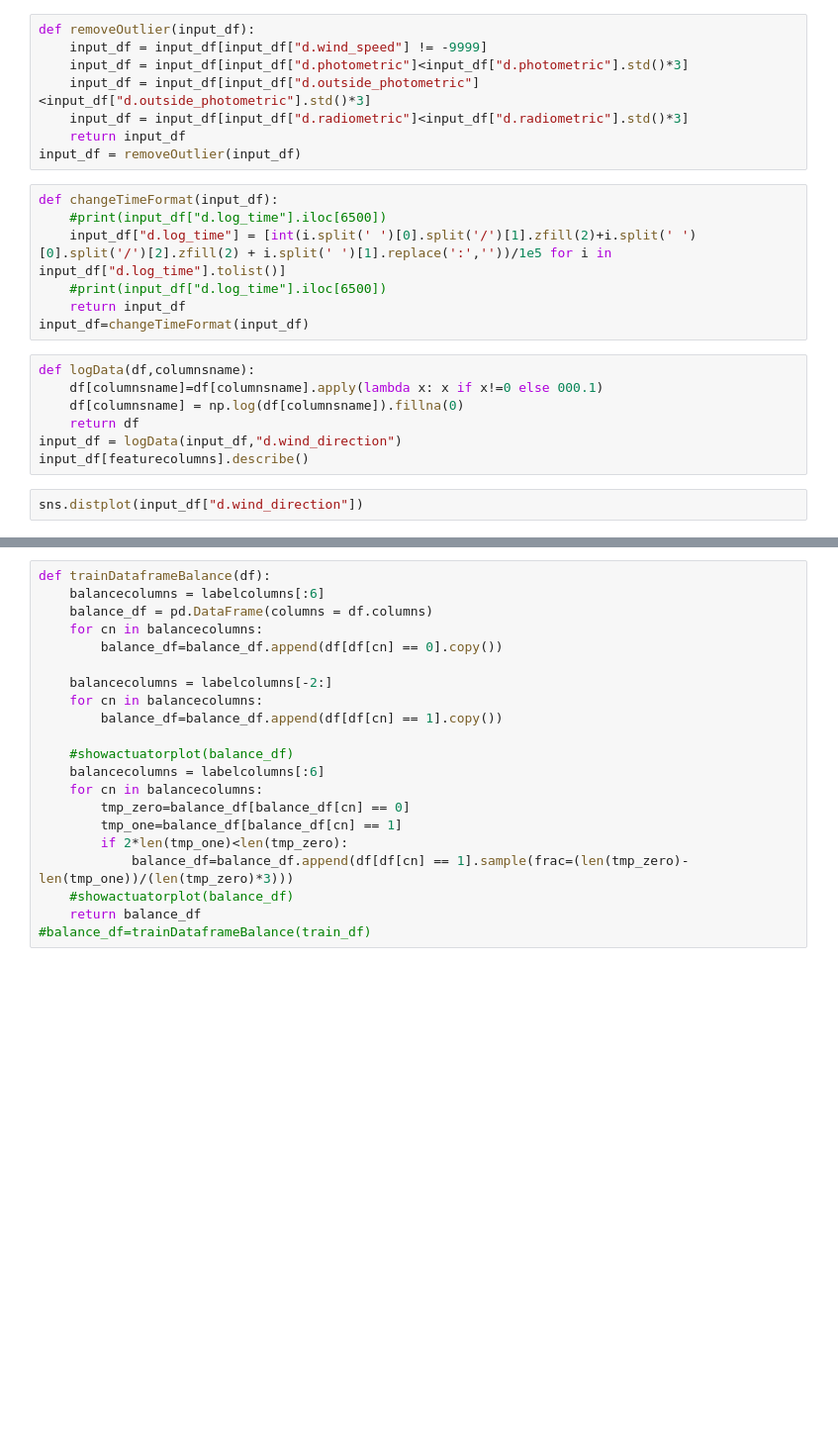
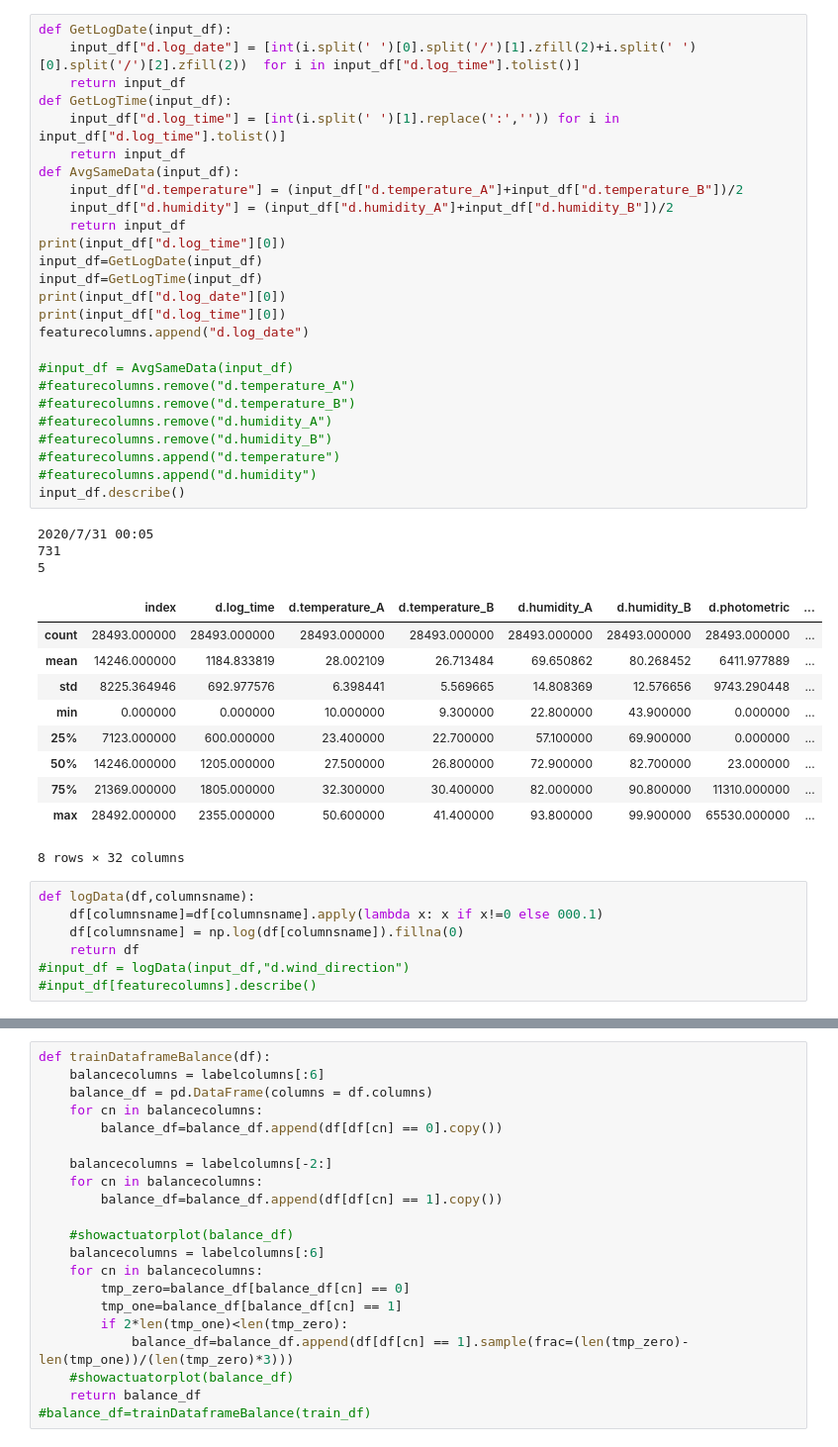
Before and after one commit to Coolshanlan/Agriculture-Master-Competition, a Jupyter notebook: TeamB/train-ml-of-agriculture-master-competition.ipynb, the cells around one changed output, grey strips where cells are left out. Shown: that part at 99% size. Drawn from its saved outputs; the diff is of its cells as text; blank space fills up the shorter version.

```diff
--- a/TeamB/train-ml-of-agriculture-master-competition.ipynb
+++ b/TeamB/train-ml-of-agriculture-master-competition.ipynb
@@ -33,25 +43,48 @@ featurecolumns.remove("d.rainfall_detect")
-# %%
-def removeOutlier(input_df):
-    input_df = input_df[input_df["d.wind_speed"] != -9999]
-    input_df = input_df[input_df["d.photometric"]<input_df["d.photometric"].std()*3]
-    input_df = input_df[input_df["d.outside_photometric"]<input_df["d.outside_photometric"].std()*3]
-    input_df = input_df[input_df["d.radiometric"]<input_df["d.radiometric"].std()*3]
-    return input_df
-input_df = removeOutlier(input_df)
-# %%
-def changeTimeFormat(input_df):
-    #print(input_df["d.log_time"].iloc[6500])
-    input_df["d.log_time"] = [int(i.split(' ')[0].split('/')[1].zfill(2)+i.split(' ')[0].split('/')[2].zfill(2) + i.split(' ')[1].replace(':',''))/1e5 for i in input_df["d.log_time"].tolist()]
-    #print(input_df["d.log_time"].iloc[6500])
-    return input_df
-input_df=changeTimeFormat(input_df)
+# %%
+def GetLogDate(input_df):
+    input_df["d.log_date"] = [int(i.split(' ')[0].split('/')[1].zfill(2)+i.split(' ')[0].split('/')[2].zfill(2))  for i in input_df["d.log_time"].tolist()]
+    return input_df
+def GetLogTime(input_df):
+    input_df["d.log_time"] = [int(i.split(' ')[1].replace(':','')) for i in input_df["d.log_time"].tolist()]
+    return input_df
+def AvgSameData(input_df):
+    input_df["d.temperature"] = (input_df["d.temperature_A"]+input_df["d.temperature_B"])/2
+    input_df["d.humidity"] = (input_df["d.humidity_A"]+input_df["d.humidity_B"])/2
+    return input_df
+print(input_df["d.log_time"][0])
+input_df=GetLogDate(input_df)
+input_df=GetLogTime(input_df)
+print(input_df["d.log_date"][0])
+print(input_df["d.log_time"][0])
+featurecolumns.append("d.log_date")
+
+#input_df = AvgSameData(input_df)
+#featurecolumns.remove("d.temperature_A")
+#featurecolumns.remove("d.temperature_B")
+#featurecolumns.remove("d.humidity_A")
+#featurecolumns.remove("d.humidity_B")
+#featurecolumns.append("d.temperature")
+#featurecolumns.append("d.humidity")
+input_df.describe()
+# %% [output]
+2020/7/31 00:05
+731
+5
+|  | index | d.log_time | d.temperature_A | d.temperature_B | d.humidity_A | d.humidity_B | d.photometric | ... |
+| count | 28493.000000 | 28493.000000 | 28493.000000 | 28493.000000 | 28493.000000 | 28493.000000 | 28493.000000 | ... |
+| mean | 14246.000000 | 1184.833819 | 28.002109 | 26.713484 | 69.650862 | 80.268452 | 6411.977889 | ... |
+| std | 8225.364946 | 692.977576 | 6.398441 | 5.569665 | 14.808369 | 12.576656 | 9743.290448 | ... |
+| min | 0.000000 | 0.000000 | 10.000000 | 9.300000 | 22.800000 | 43.900000 | 0.000000 | ... |
+| 25% | 7123.000000 | 600.000000 | 23.400000 | 22.700000 | 57.100000 | 69.900000 | 0.000000 | ... |
+| 50% | 14246.000000 | 1205.000000 | 27.500000 | 26.800000 | 72.900000 | 82.700000 | 23.000000 | ... |
+| 75% | 21369.000000 | 1805.000000 | 32.300000 | 30.400000 | 82.000000 | 90.800000 | 11310.000000 | ... |
+| max | 28492.000000 | 2355.000000 | 50.600000 | 41.400000 | 93.800000 | 99.900000 | 65530.000000 | ... |
+8 rows × 32 columns
 # %%
 def logData(df,columnsname):
     df[columnsname]=df[columnsname].apply(lambda x: x if x!=0 else 000.1)
     df[columnsname] = np.log(df[columnsname]).fillna(0)
     return df
-input_df = logData(input_df,"d.wind_direction")
-input_df[featurecolumns].describe()
+#input_df = logData(input_df,"d.wind_direction")
+#input_df[featurecolumns].describe()
-# %%
-sns.distplot(input_df["d.wind_direction"])
 # %%
```
Also changed, not shown: parts of 29 cells of this notebook, 3 other files.
